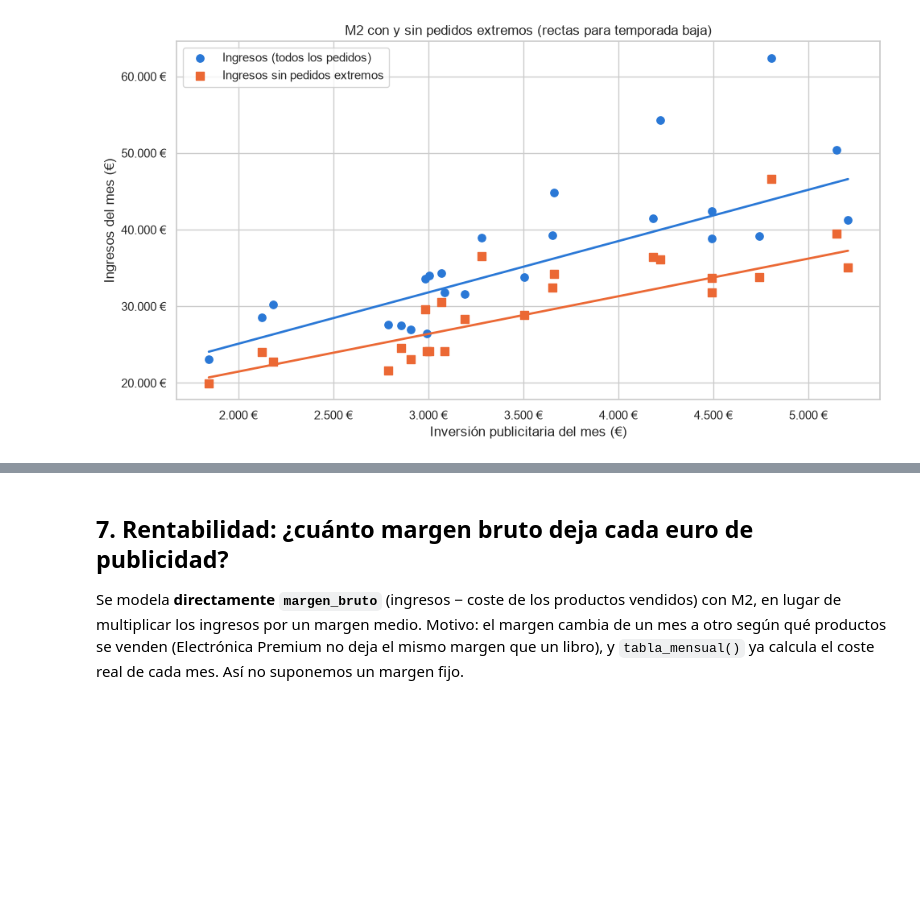
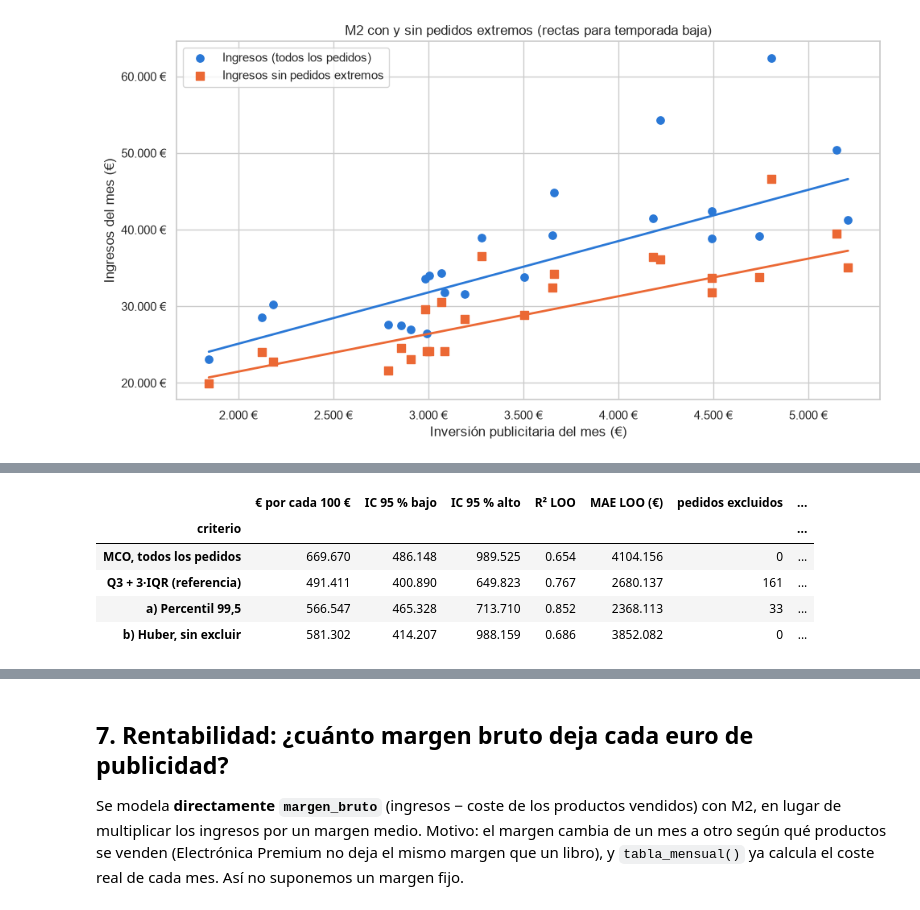
Before and after one commit to ivangarciajimenez06-blip/tienda-analytics, a Jupyter notebook: notebooks/02_regresion.ipynb, the cells around one changed output, grey strips where cells are left out. Saved outputs shown, nothing was run; the diff lists cells and outputs as text; code cells hidden in the pictures; blank space fills up the shorter version.

```diff
--- a/notebooks/02_regresion.ipynb
+++ b/notebooks/02_regresion.ipynb
@@ -186,17 +187,22 @@ def metricas(real, predicho) -> dict:
             "R2": r2_score(real, predicho)}
 
 
-def evaluar(variables: list, objetivo: str) -> dict:
-    """Entrena con los 24 meses y evalúa con validación temporal y Leave-One-Out."""
+def evaluar(variables: list, objetivo: str, estimador=None) -> dict:
+    """Entrena con los 24 meses y evalúa con validación temporal y Leave-One-Out.
+
+    estimador: por defecto LinearRegression (mínimos cuadrados). Se usa clone() para que
+    cada ajuste empiece de cero.
+    """
+    estimador = LinearRegression() if estimador is None else estimador
     X, y = mensual[variables], mensual[objetivo]
-    modelo = LinearRegression().fit(X, y)
+    modelo = clone(estimador).fit(X, y)
 
     # Validación temporal: pasado -> futuro
-    temporal = LinearRegression().fit(X.iloc[:N_TRAIN], y.iloc[:N_TRAIN])
+    temporal = clone(estimador).fit(X.iloc[:N_TRAIN], y.iloc[:N_TRAIN])
     pred_temporal = temporal.predict(X.iloc[N_TRAIN:])
 
     # Leave-One-Out: una predicción fuera de muestra para cada mes
-    pred_loo = cross_val_predict(LinearRegression(), X, y, cv=LeaveOneOut())
+    pred_loo = cross_val_predict(clone(estimador), X, y, cv=LeaveOneOut())
 
     return {"variables": variables, "objetivo": objetivo, "modelo": modelo,
             "r2_train": modelo.score(X, y),
@@ -437,0 +545,34 @@ plt.show()
+# %%
+# Tabla comparativa. Pendiente = € de ingresos por cada 100 € de publicidad; IC 95 % por bootstrap (1.000 remuestreos)
+total_ingresos = mensual["ingresos"].sum()
+alternativas = [
+    # (nombre, resultado, objetivo, estimador, pedidos excluidos, ingresos excluidos)
+    ("MCO, todos los pedidos", res_ingresos, "ingresos", None, 0, 0.0),
+    ("Q3 + 3·IQR (referencia)", res_sin_ext, "ingresos_sin_extremos", None,
+     umbral["n_extremos"], total_ingresos - mensual["ingresos_sin_extremos"].sum()),
+    ("a) Percentil 99,5", res_p995, "ingresos_sin_p995", None,
+     umbral_p995["n_extremos"], total_ingresos - mensual["ingresos_sin_p995"].sum()),
+    ("b) Huber, sin excluir", res_huber, "ingresos", HuberEscalado(), 0, 0.0),
+]
+filas = []
+for nombre, res, objetivo, estimador, n_excluidos, ingresos_excluidos in alternativas:
+    ic = np.percentile(bootstrap(MODELOS["M2"], objetivo, estimador=estimador), [2.5, 97.5])
+    filas.append({
+        "criterio": nombre,
+        "€ por cada 100 €": 100 * res["modelo"].coef_[0],
+        "IC 95 % bajo": 100 * ic[0],
+        "IC 95 % alto": 100 * ic[1],
+        "R² LOO": res["loo"]["R2"],
+        "MAE LOO (€)": res["loo"]["MAE"],
+        "pedidos excluidos": n_excluidos,
+        "% ingresos excluidos": 100 * ingresos_excluidos / total_ingresos,
+    })
+tabla_alternativas = pd.DataFrame(filas).set_index("criterio")
+tabla_alternativas.round(3)
+# %% [output]
+|  | € por cada 100 € | IC 95 % bajo | IC 95 % alto | R² LOO | MAE LOO (€) | pedidos excluidos | ... |
+| criterio |  |  |  |  |  |  | ... |
+| MCO, todos los pedidos | 669.670 | 486.148 | 989.525 | 0.654 | 4104.156 | 0 | ... |
+| Q3 + 3·IQR (referencia) | 491.411 | 400.890 | 649.823 | 0.767 | 2680.137 | 161 | ... |
+| a) Percentil 99,5 | 566.547 | 465.328 | 713.710 | 0.852 | 2368.113 | 33 | ... |
+| b) Huber, sin excluir | 581.302 | 414.207 | 988.159 | 0.686 | 3852.082 | 0 | ... |
```
Also changed, not shown: parts of 11 cells of this notebook, 1 other file.
